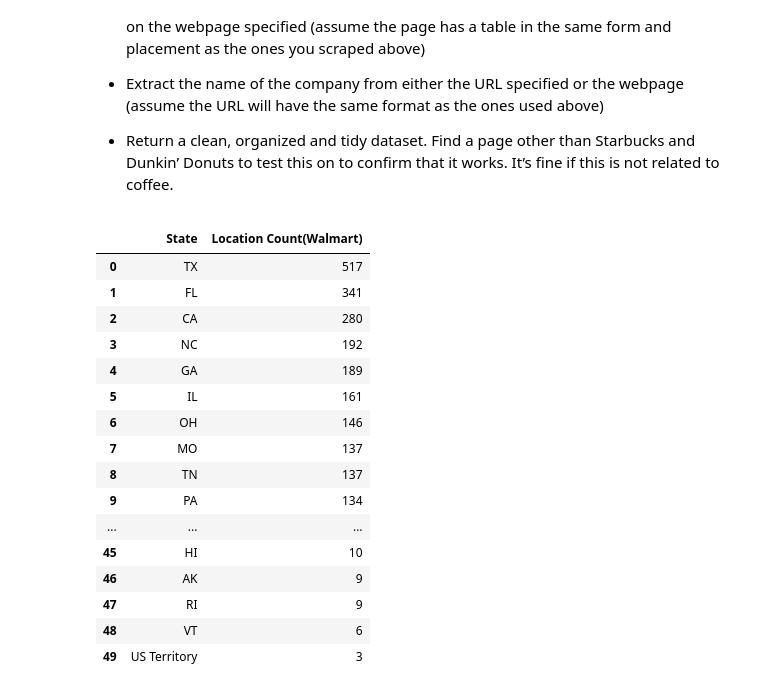
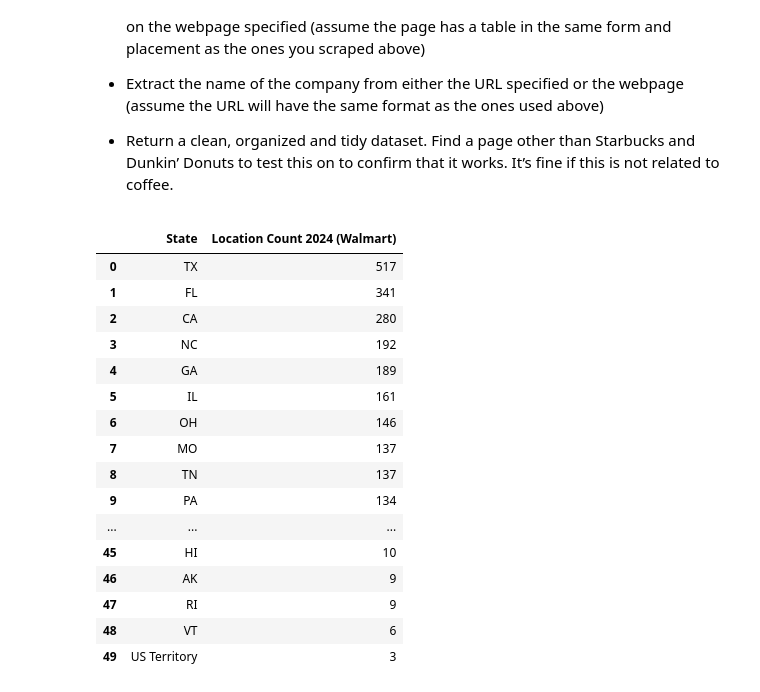
Before and after one commit to ddchamber/Week4, a Jupyter notebook: lab4.ipynb, the cells around one changed output. Saved outputs shown, nothing was run; the diff lists cells and outputs as text; code cells hidden in the pictures.

```diff
--- a/lab4.ipynb
+++ b/lab4.ipynb
@@ -96,11 +96,15 @@ table = soup.find("table",
 rows = []
 for row in table.find_all("tr")[1:]:
     state_name = row.find("a").text
-    num_locations_star = row.find("td").get_text(strip = True)
+    num_locations_star_23 = row.find_all("td")[0].get_text(strip = True)
+    num_locations_star_21 = row.find_all("td")[1].get_text(strip = True)
+    num_locations_star_24 = row.find_all("td")[2].get_text(strip = True)
 
     rows.append({
         "State": stateabb(state_name),
-        "Location Count(Starbucks)": num_locations_star
+        "Location Count 2023(Starbucks)": num_locations_star_23,
+        "Location Count 2021(Starbucks)": num_locations_star_21,
+        "Location Count 2024(Starbucks)": num_locations_star_24
     })
 myDataStarb = pd.DataFrame(rows)
 
@@ -115,19 +119,24 @@ table = soup.find("table",
 rows = []
 for row in table.find_all("tr")[1:]:
     state_name = row.find("a").text
-    num_locations_dunk = row.find("td").get_text(strip = True)
+    num_locations_dunk_24 = row.find_all("td")[0].get_text(strip = True)
+    num_locations_dunk_23 = row.find_all("td")[1].get_text(strip = True)
 
     rows.append({
         "State": stateabb(state_name),
-        "Location Count(Dunkin Donuts)": num_locations_dunk
+        "Location Count 2023(Dunkin Donuts)": num_locations_dunk_23,
+        "Location Count 2024(Dunkin Donuts)": num_locations_dunk_24
     })
 myDataDunk = pd.DataFrame(rows)
 
 # Merge two location sets by State
 myDataCoffee = pd.merge(myDataStarb, myDataDunk, on= "State")
 # Make numeric for adding
-myDataCoffee['Location Count(Starbucks)'] = pd.to_numeric(myDataCoffee['Location Count(Starbucks)'].str.replace(',', ''), errors='coerce')
-myDataCoffee['Location Count(Dunkin Donuts)'] = pd.to_numeric(myDataCoffee['Location Count(Dunkin Donuts)'].str.replace(',', ''), errors='coerce')
+myDataCoffee['Location Count 2023(Starbucks)'] = pd.to_numeric(myDataCoffee['Location Count 2023(Starbucks)'].str.replace(',', ''), errors='coerce')
+myDataCoffee['Location Count 2021(Starbucks)'] = pd.to_numeric(myDataCoffee['Location Count 2021(Starbucks)'].str.replace(',', ''), errors='coerce')
+myDataCoffee['Location Count 2024(Starbucks)'] = pd.to_numeric(myDataCoffee['Location Count 2024(Starbucks)'].str.replace(',', ''), errors='coerce')
+myDataCoffee['Location Count 2023(Dunkin Donuts)'] = pd.to_numeric(myDataCoffee['Location Count 2023(Dunkin Donuts)'].str.replace(',', ''), errors='coerce')
+myDataCoffee['Location Count 2024(Dunkin Donuts)'] = pd.to_numeric(myDataCoffee['Location Count 2024(Dunkin Donuts)'].str.replace(',', ''), errors='coerce')
 # Add to get coffee shop totals for each state
 #myDataCoffee['Location Count'] = myDataCoffee['Location Count(Starbucks)'].add(myDataCoffee["Location Count(Dunkin Donuts)"])
 # Drop unneeded columns
@@ -393,27 +405,33 @@ Convert your code for Exercises 1-3 above to a function that takes a single argu
 # %%
 def scrape_table(URL, Company):
     response = requests.get(URL)
     soup = BeautifulSoup(response.content, "html.parser")
     table = soup.find("table",
                   attrs={
                       "class": "wpr-table"})
 
     # Find counts for the Company in each State
     rows = []
     for row in table.find_all("tr")[1:]:
         state_name = row.find("a").text
-        num_locations_star = row.find("td").get_text(strip = True)
+        td_elements = row.find_all("td")
+        num_years = len(td_elements)
 
-        rows.append({
-            "State": stateabb(state_name),
-            "   Location Count("+ Company +")": num_locations_star
-        })
+        row_data = {"State": stateabb(state_name)}
+
+        for i in range(num_years):
+            num_locations = td_elements[i].get_text(strip=True)
+            year = 2024 - i
+            row_data[f"Location Count {year} ({Company})"] = num_locations
+
+        rows.append(row_data)
+
     return pd.DataFrame(rows)
 
 wallmartData = scrape_table('https://worldpopulationreview.com/state-rankings/walmart-stores-by-state', "Walmart")
 wallmartData
 # %% [output]
-|  | State | Location Count(Walmart) |
+|  | State | Location Count 2024 (Walmart) |
 | 0 | TX | 517 |
 | 1 | FL | 341 |
 | 2 | CA | 280 |
```
Also changed, not shown: parts of 8 cells of this notebook, 1 other file.
